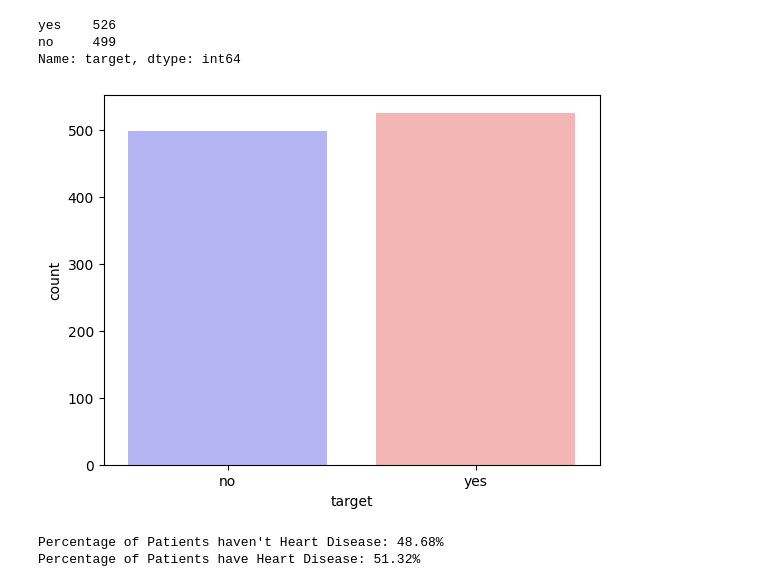
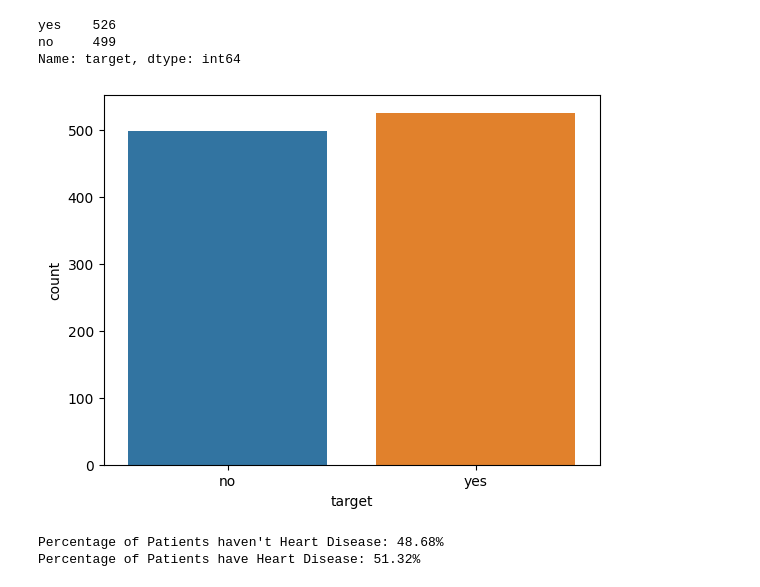
Before and after one commit to ehtisham-sadiq/Building-an-ML-Based-Heart-Disease-Diagnosis-System-with-Flask, a Jupyter notebook: notebook/EDA.ipynb, the cells around one changed output. Drawn from its saved outputs; the diff is of its cells as text; code cells hidden in the pictures.

```diff
--- a/notebook/EDA.ipynb
+++ b/notebook/EDA.ipynb
@@ -138,10 +130,10 @@ yes    526
 no     499
 Name: target, dtype: int64
 # %%
-sns.countplot(x='target', data=df, palette='bwr')
+sns.countplot(x='target', data=df)
 plt.show()
 # %% [output]
-[figure, old version]
+[figure, new version]
 # %%
 # Percentage Values of Patients suffering from heart disease or no disease
 
```
Also changed, not shown: parts of 38 cells of this notebook, 6 other files.
